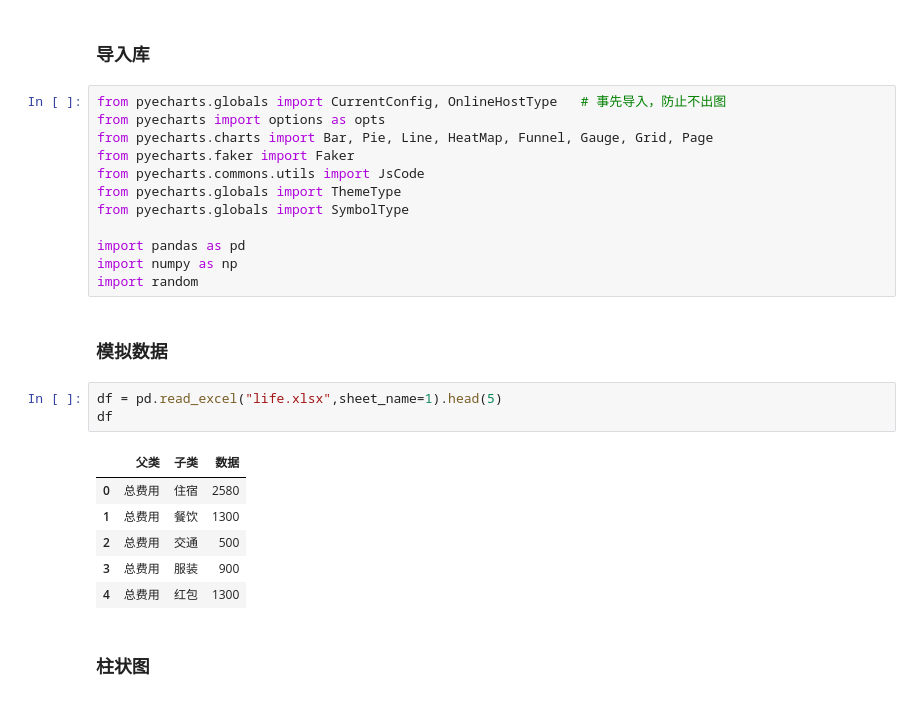
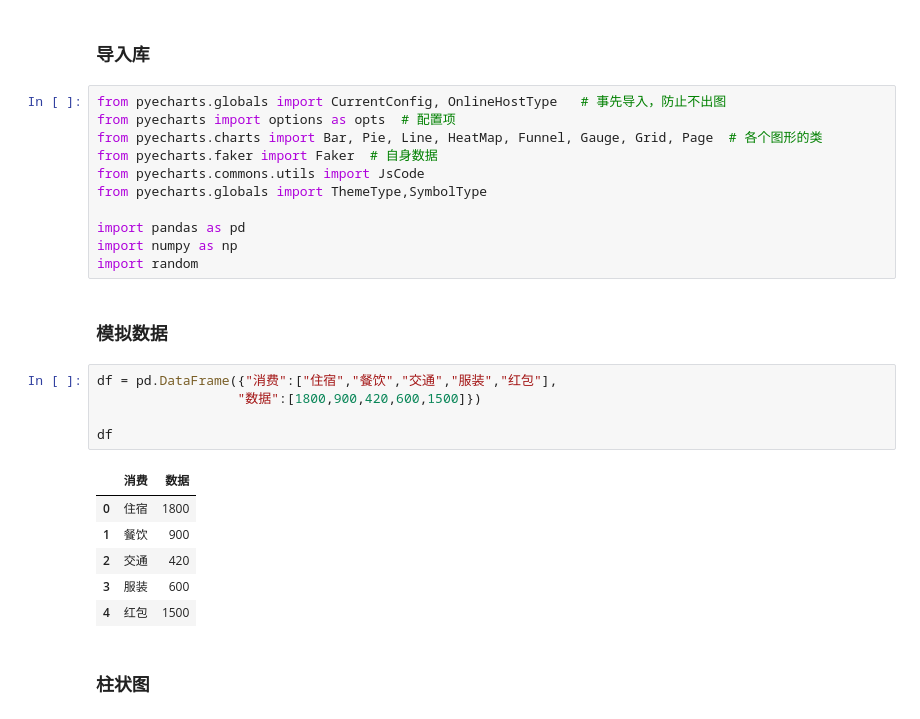
Before and after one commit to pidada/fourteen-DataVisualization-tool, a Jupyter notebook: pyecharts/pyecharts-14-组合图形.ipynb, the cells around one changed output. Cells and saved outputs as stored; diff of their text form.

```diff
--- a/pyecharts/pyecharts-14-组合图形.ipynb
+++ b/pyecharts/pyecharts-14-组合图形.ipynb
@@ -2,28 +2,29 @@
 ### 导入库
 # %%
 from pyecharts.globals import CurrentConfig, OnlineHostType   # 事先导入，防止不出图
-from pyecharts import options as opts
-from pyecharts.charts import Bar, Pie, Line, HeatMap, Funnel, Gauge, Grid, Page
-from pyecharts.faker import Faker
+from pyecharts import options as opts  # 配置项
+from pyecharts.charts import Bar, Pie, Line, HeatMap, Funnel, Gauge, Grid, Page  # 各个图形的类
+from pyecharts.faker import Faker  # 自身数据
 from pyecharts.commons.utils import JsCode
-from pyecharts.globals import ThemeType
-from pyecharts.globals import SymbolType
+from pyecharts.globals import ThemeType,SymbolType
 
 import pandas as pd
 import numpy as np
 import random
 # %% [markdown]
 ### 模拟数据
-# %%
-df = pd.read_excel("life.xlsx",sheet_name=1).head(5)
-df
-# %% [output]
-|  | 父类 | 子类 | 数据 |
-| 0 | 总费用 | 住宿 | 2580 |
-| 1 | 总费用 | 餐饮 | 1300 |
-| 2 | 总费用 | 交通 | 500 |
-| 3 | 总费用 | 服装 | 900 |
-| 4 | 总费用 | 红包 | 1300 |
+# %%
+df = pd.DataFrame({"消费":["住宿","餐饮","交通","服装","红包"],
+                  "数据":[1800,900,420,600,1500]})
+
+df
+# %% [output]
+|  | 消费 | 数据 |
+| 0 | 住宿 | 1800 |
+| 1 | 餐饮 | 900 |
+| 2 | 交通 | 420 |
+| 3 | 服装 | 600 |
+| 4 | 红包 | 1500 |
 # %% [markdown]
 ### 柱状图
 # %%
```
Also changed, not shown: parts of 10 cells of this notebook, 7 other files.
